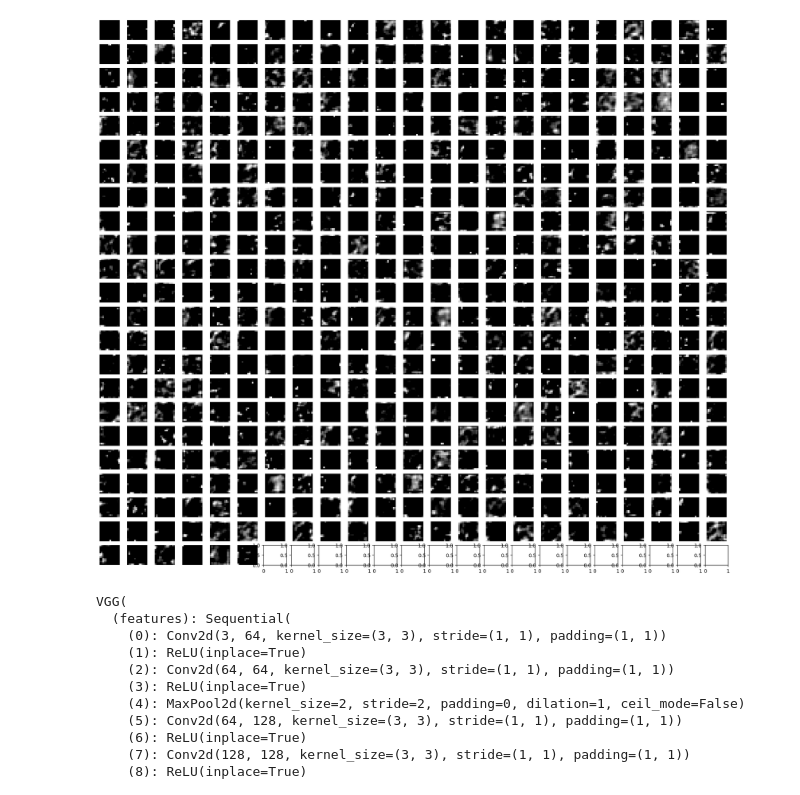
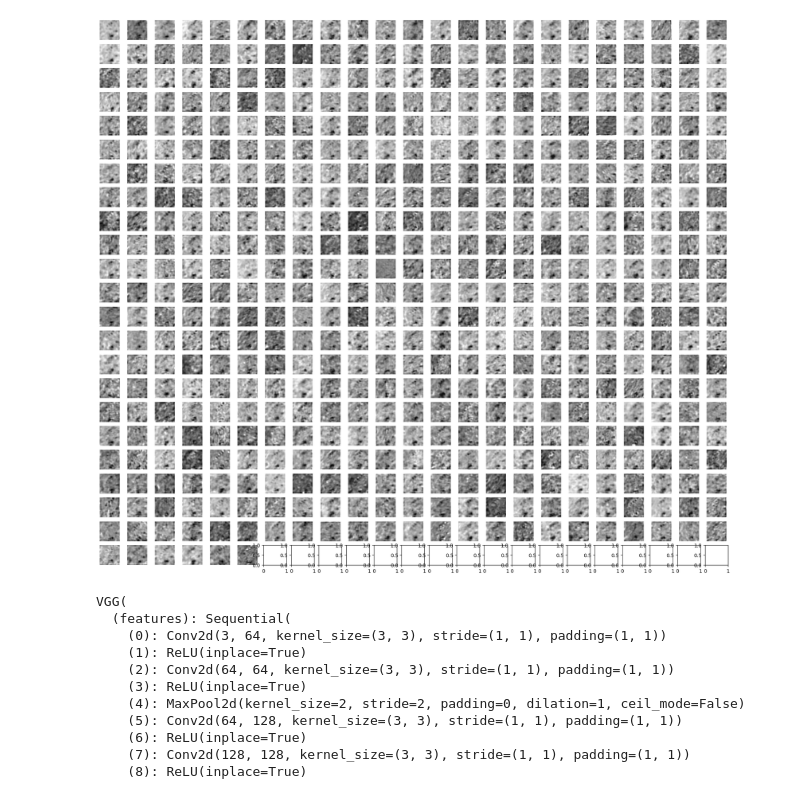
Before and after one commit to yusufbtanriverdi/breakhis-classification, a Jupyter notebook: notebooks/vgg16_ext.ipynb, the cells around one changed output. Cells and saved outputs as stored; diff of their text form; code cells hidden in the pictures.

```diff
--- a/notebooks/vgg16_ext.ipynb
+++ b/notebooks/vgg16_ext.ipynb
@@ -10,7 +10,7 @@ import cv2 as cv
 
 
 class Vgg16():
-    def __init__(self, weights='ImageNet', last_layer_ind=-3):
+    def __init__(self, weights='ImageNet', last_layer_ind=-9):
 
         if weights == 'ImageNet':
             pretrained_model = models.vgg16(pretrained=True)
@@ -36,35 +36,35 @@ class Vgg16():
         model = nn.Sequential(*self.layer)
         model.eval()
         with torch.no_grad():
                 features = model(image)
 
         return features.squeeze()
 
 
 if __name__ == "__main__":
     image_path = "C:/Users/hadil/Documents/projects/Machine Learning/project/breast/benign/SOB/adenosis/SOB_B_A_14-22549AB/40X/SOB_B_A-14-22549AB-40-001.png"
     pretrained_model = models.vgg16(pretrained=True)
 
     pass
 
-obj = Vgg16('ImageNet', -3)
+obj = Vgg16('ImageNet', -9)
 obj.describe(image_path)
 features = obj.describe(image_path)
 
 # Create a 16x32 grid of subplots (to fit all 512 features)
 fig, axs = plt.subplots(nrows=23, ncols=23, figsize=(23, 20))
 
 # Loop over the features and plot each one as an image in a subplot
 for i in range(len(features)):
     row = i // 23
     col = i % 23
     axs[row, col].imshow(features[i], cmap='gray')
     axs[row, col].axis('off')
 
 # Show the plot
 plt.show()
 # %% [output]
-[figure, old version]
+[figure, new version]
 # %%
 print(pretrained_model)
 # %% [output]
```
Also changed, not shown: 8 other files.
